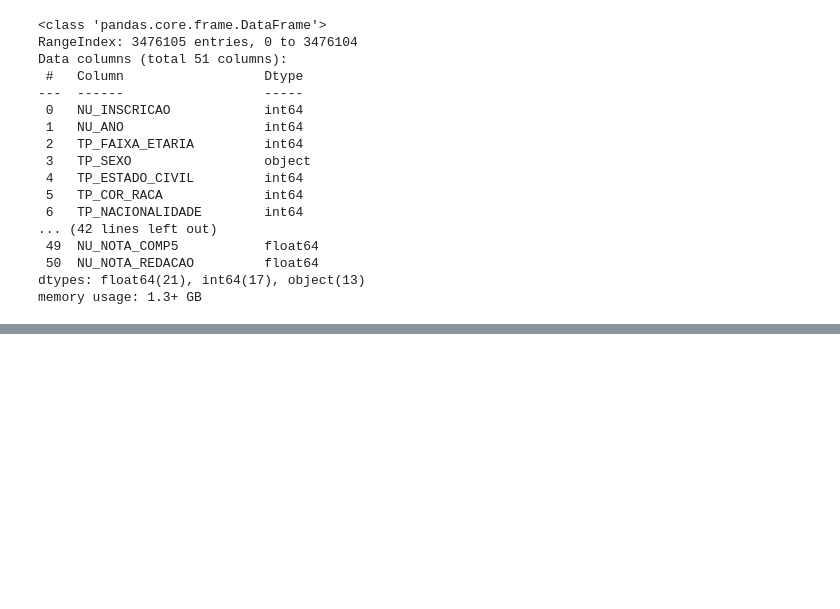
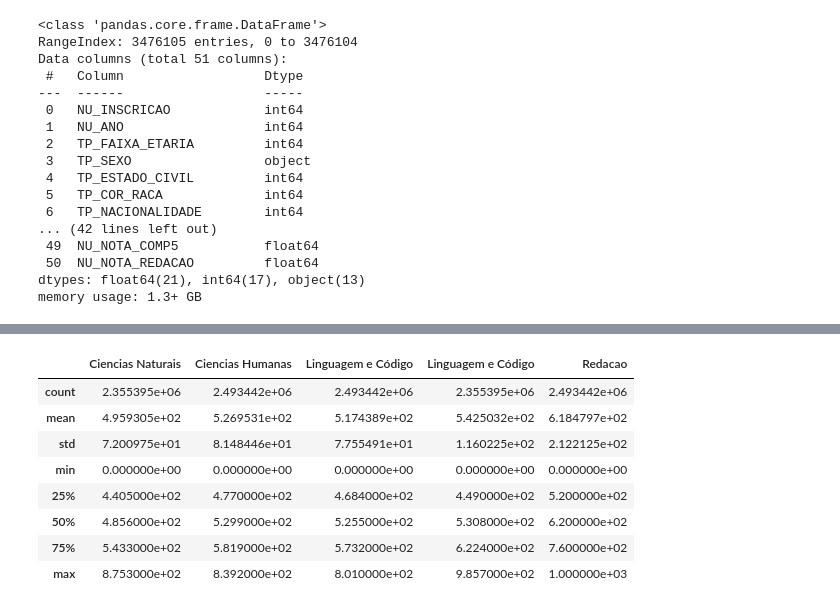
Before and after one commit to Grupo-B-Turma-2-Ada-VemSerTech/Projeto_Mod04_Ada_VemSerTech, a Jupyter notebook: Projeto.ipynb, the cells around one changed output, grey strips where cells are left out. Drawn from its saved outputs; the diff is of its cells as text; code cells hidden in the pictures; blank space fills up the shorter version.

```diff
--- a/Projeto.ipynb
+++ b/Projeto.ipynb
@@ -230,0 +258,21 @@ memory usage: 1.3+ GB
+# %%
+notas = ['NU_NOTA_CN', 'NU_NOTA_CH','NU_NOTA_LC', 'NU_NOTA_MT','NU_NOTA_REDACAO']
+descritivo_notas  = df_enem[notas].describe()
+# %%
+descritivo_notas.rename(columns={'NU_NOTA_CN':'Ciencias Naturais',
+                                 'NU_NOTA_CH':'Ciencias Humanas',
+                                 'NU_NOTA_LC': 'Linguagem e Código',
+                                 'NU_NOTA_MT': 'Linguagem e Código',
+                                 'NU_NOTA_REDACAO':'Redacao' },inplace=True)
+
+descritivo_notas
+# %% [output]
+|  | Ciencias Naturais | Ciencias Humanas | Linguagem e Código | Linguagem e Código | Redacao |
+| count | 2.355395e+06 | 2.493442e+06 | 2.493442e+06 | 2.355395e+06 | 2.493442e+06 |
+| mean | 4.959305e+02 | 5.269531e+02 | 5.174389e+02 | 5.425032e+02 | 6.184797e+02 |
+| std | 7.200975e+01 | 8.148446e+01 | 7.755491e+01 | 1.160225e+02 | 2.122125e+02 |
+| min | 0.000000e+00 | 0.000000e+00 | 0.000000e+00 | 0.000000e+00 | 0.000000e+00 |
+| 25% | 4.405000e+02 | 4.770000e+02 | 4.684000e+02 | 4.490000e+02 | 5.200000e+02 |
+| 50% | 4.856000e+02 | 5.299000e+02 | 5.255000e+02 | 5.308000e+02 | 6.200000e+02 |
+| 75% | 5.433000e+02 | 5.819000e+02 | 5.732000e+02 | 6.224000e+02 | 7.600000e+02 |
+| max | 8.753000e+02 | 8.392000e+02 | 8.010000e+02 | 9.857000e+02 | 1.000000e+03 |
```
Also changed, not shown: parts of 2 cells of this notebook.
